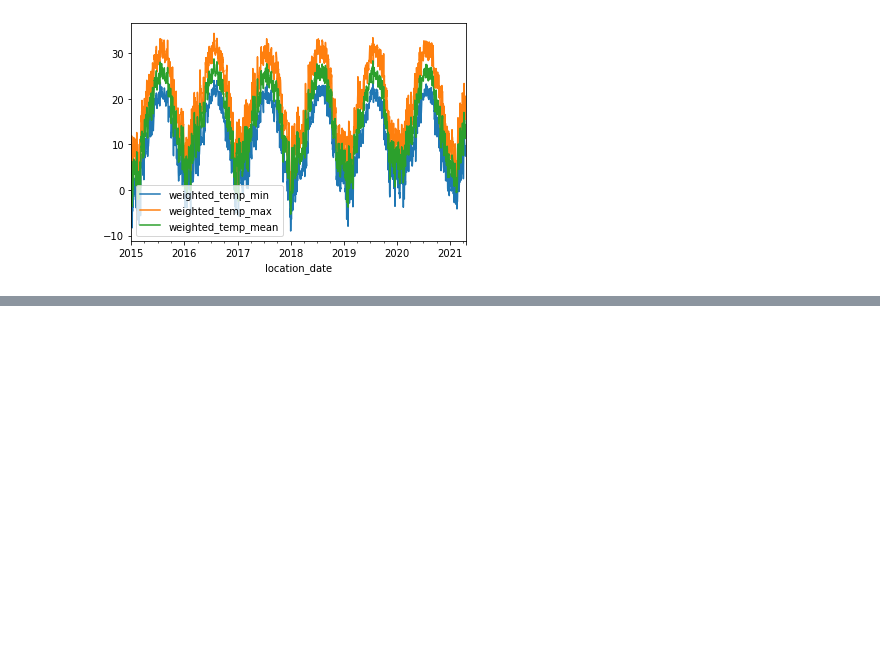
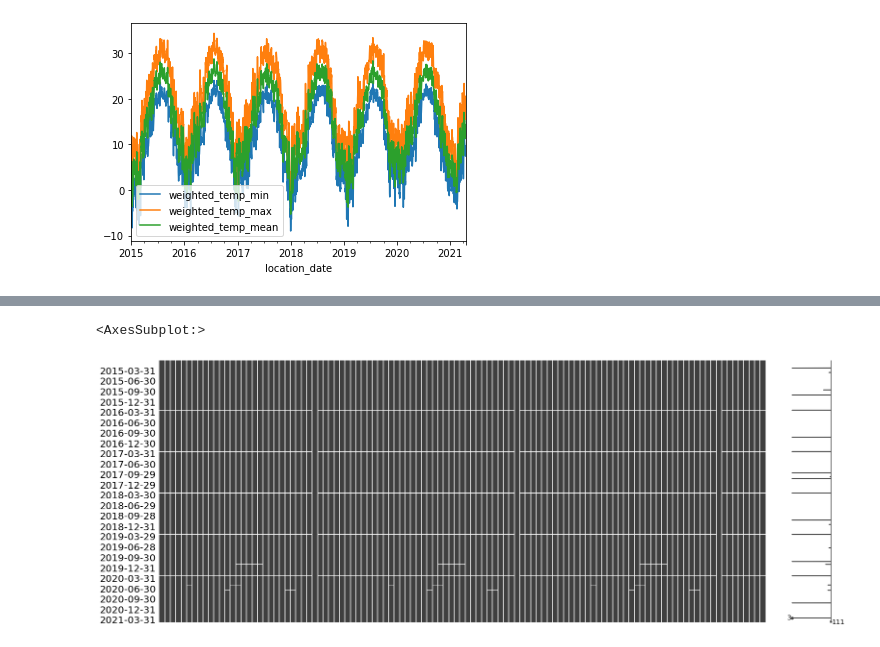
Before and after one commit to bradleyfay/temp_data_test, a Jupyter notebook: exploration.ipynb, the cells around one changed output, grey strips where cells are left out. Cells and saved outputs as stored; diff of their text form; code cells hidden in the pictures; blank space fills up the shorter version.

```diff
--- a/exploration.ipynb
+++ b/exploration.ipynb
@@ -189,0 +210,5 @@ alt.Chart(plotting_df.reset_index()).mark_line().encode(
+# %%
+msno.matrix(reshaped_df[['temp_min_c', 'temp_max_c', 'temp_mean_c']], freq='BQ')
+# %% [output]
+<AxesSubplot:>
+[figure, added]
```
Also changed, not shown: parts of 7 cells of this notebook.
